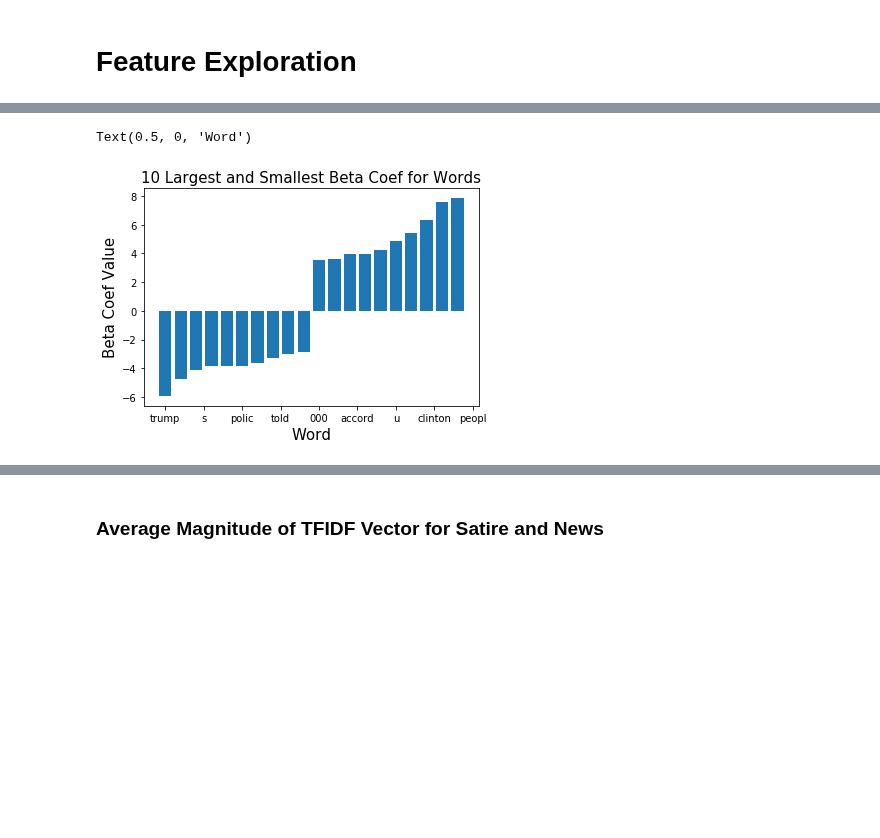
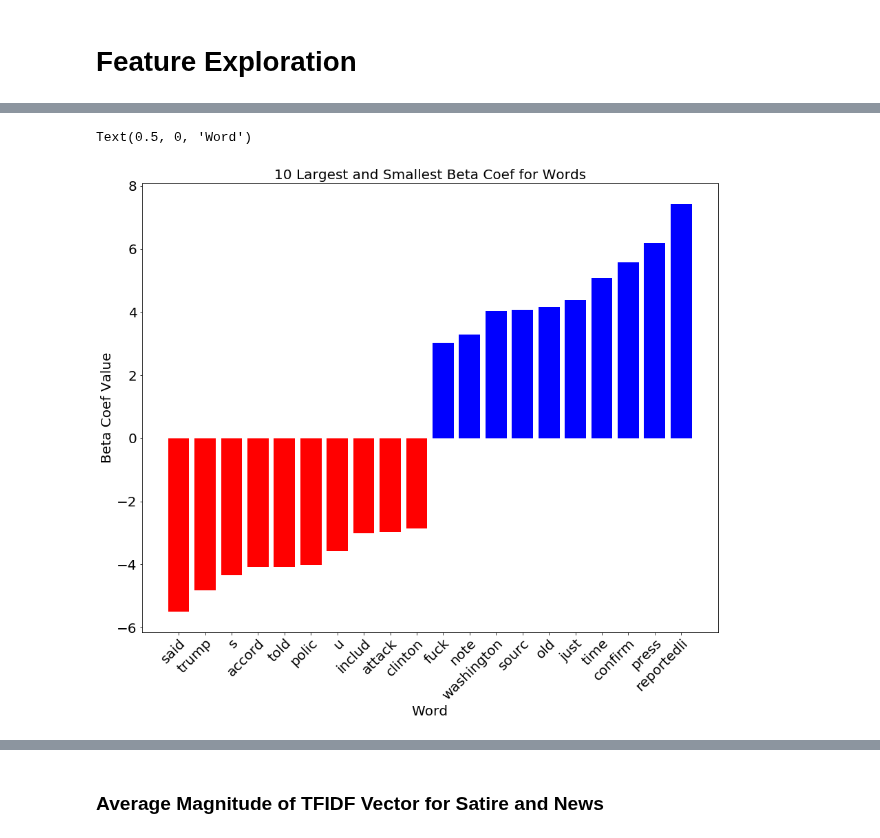
Before and after one commit to johncpolitte/News_or_Satire, a Jupyter notebook: Fresh_notebook_for_cleaning.ipynb, the cells around one changed output, grey strips where cells are left out. Cells and saved outputs as stored; diff of their text form; code cells hidden in the pictures; blank space fills up the shorter version.

Commit message:
Fixed beta coef graph and did more cleaning

```diff
--- a/Fresh_notebook_for_cleaning.ipynb
+++ b/Fresh_notebook_for_cleaning.ipynb
@@ -189,0 +159,17 @@ Text(0.5, 0, 'Source')
+# %%
+def new_cleaner(df):
+    '''
+    Removes more features like punctuation and words that
+    should not be in there
+    Input: df_final
+    output: df_final with cleaned articles
+    '''
+    article_list = list(df_final_short.Article)
+    clean_list = []
+    for article in article_list:
+        samp1 = re.sub('[''\”\“\‘;:\'\'\'•·%$!&+}{|><_…/\’*0123456789]', '', article)
+        samp2 = re.sub('[-—]', ' ', samp1)
+        samp3 = samp2.replace('news','')
+        clean_list.append(samp3.replace('fox',''))
+    df['Article'] = clean_list
+    return df
@@ -229,7 +217,7 @@ cust_stop_words = ['serious', 'any', 'ours', 'go', 'do','else', 'while', 'someho
 'inde', 'latterli', 'mani', 'meanwhil', 'moreov', 'mostli', 'nobodi', 'noon', 'noth', 'nowher', 'onc', 'onli', 'otherwis', 'ourselv', 'perhap', 'pleas',
 'seriou', 'sever', 'sinc', 'sincer', 'sixti', 'someon', 'someth',
 'sometim', 'somewher', 'themselv', 'thenc', 'thereaft', 'therebi', 'therefor', 'thi', 'thu', 'togeth', 'twelv', 'twenti', 'veri', 'wa', 'whatev', 'whenc',
-'whenev', 'wherea', 'whereaft', 'wherebi', 'wherev', 'whi', 'yourselv','anywh', 'becau', 'el', 'elsewh', 'everywh', 'ind', 'otherwi', 'plea', 'somewh']
+'whenev', 'wherea', 'whereaft', 'wherebi', 'wherev', 'whi', 'yourselv','anywh', 'becau', 'el', 'elsewh', 'everywh', 'ind', 'otherwi', 'plea', 'somewh','ad']
 # %%
 vect = TfidfVectorizer(stop_words=cust_stop_words, tokenizer=tokenize, min_df=3)
 X_train = vect.fit_transform(docs_train)
@@ -415,14 +403,16 @@ top_bot_words = bot_10_words + top_10_words
 # %%
 data = bot_top
 labels = top_bot_words
-fig, ax = plt.subplots()
+fig, ax = plt.subplots(figsize=(15,12))
 
-plt.bar(np.arange(len(data)), data)
-#ax.set_xticks(np.arange(len(data)))
+plt.bar(np.arange(len(data)), data, color = 'rrrrrrrrrrbbbbbbbbbb')
+ax.set_xticks([0,1,2,3,4,5,6,7,8,9,10,11,12,13,14,15,16,17,18,19])
+plt.setp( ax.xaxis.get_majorticklabels(), rotation=45, fontsize =20, ha='right', rotation_mode='anchor')
+plt.setp( ax.yaxis.get_majorticklabels(), fontsize = 20)
 ax.set_xticklabels(labels)
-ax.set_title("10 Largest and Smallest Beta Coef for Words", fontsize = 15)
-ax.set_ylabel("Beta Coef Value", fontsize = 15)
-ax.set_xlabel("Word", fontsize = 15)
+ax.set_title("10 Largest and Smallest Beta Coef for Words", fontsize = 20)
+ax.set_ylabel("Beta Coef Value", fontsize = 20)
+ax.set_xlabel("Word", fontsize = 20)
 # %% [output]
 Text(0.5, 0, 'Word')
-[figure, old version]
+[figure, new version]
```
Also changed, not shown: parts of 19 cells of this notebook.
